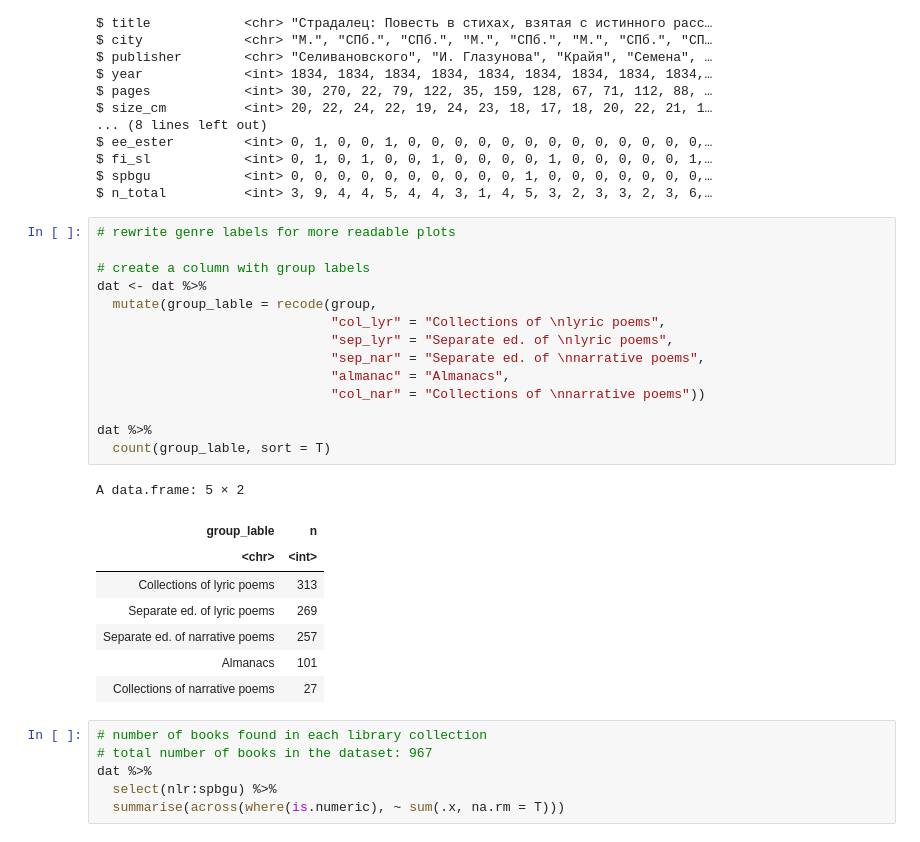
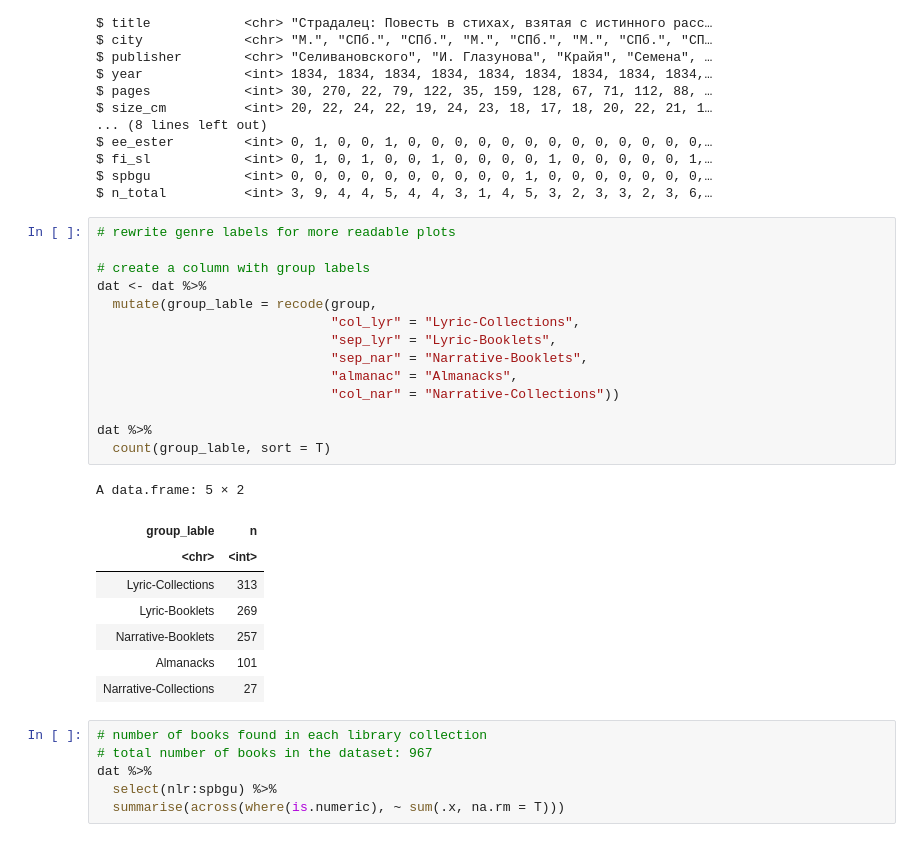
Before and after one commit to tonyamart/poetry_books, a Jupyter notebook: scr/02_basic_statistics.ipynb, the cells around one changed output. Saved outputs shown, nothing was run; the diff lists cells and outputs as text.

```diff
--- a/scr/02_basic_statistics.ipynb
+++ b/scr/02_basic_statistics.ipynb
@@ -32,26 +41,26 @@ $ n_total          <int> 3, 9, 4, 4, 5, 4, 4, 3, 1, 4, 5, 3, 2, 3, 3, 2, 3, 6,
 # %%
 # rewrite genre labels for more readable plots
 
 # create a column with group labels
 dat <- dat %>%
   mutate(group_lable = recode(group,
-                              "col_lyr" = "Collections of \nlyric poems",
-                              "sep_lyr" = "Separate ed. of \nlyric poems",
-                              "sep_nar" = "Separate ed. of \nnarrative poems",
-                              "almanac" = "Almanacs",
-                              "col_nar" = "Collections of \nnarrative poems"))
+                              "col_lyr" = "Lyric-Collections",
+                              "sep_lyr" = "Lyric-Booklets",
+                              "sep_nar" = "Narrative-Booklets",
+                              "almanac" = "Almanacks",
+                              "col_nar" = "Narrative-Collections"))
 
 dat %>%
   count(group_lable, sort = T)
 # %% [output]
 A data.frame: 5 × 2
 | group_lable | n |
 | <chr> | <int> |
-| Collections of lyric poems | 313 |
-| Separate ed. of lyric poems | 269 |
-| Separate ed. of narrative poems | 257 |
-| Almanacs | 101 |
-| Collections of narrative poems | 27 |
+| Lyric-Collections | 313 |
+| Lyric-Booklets | 269 |
+| Narrative-Booklets | 257 |
+| Almanacks | 101 |
+| Narrative-Collections | 27 |
 # %%
 # number of books found in each library collection
 # total number of books in the dataset: 967
```
Also changed, not shown: parts of 3 cells of this notebook, 6 other files.
